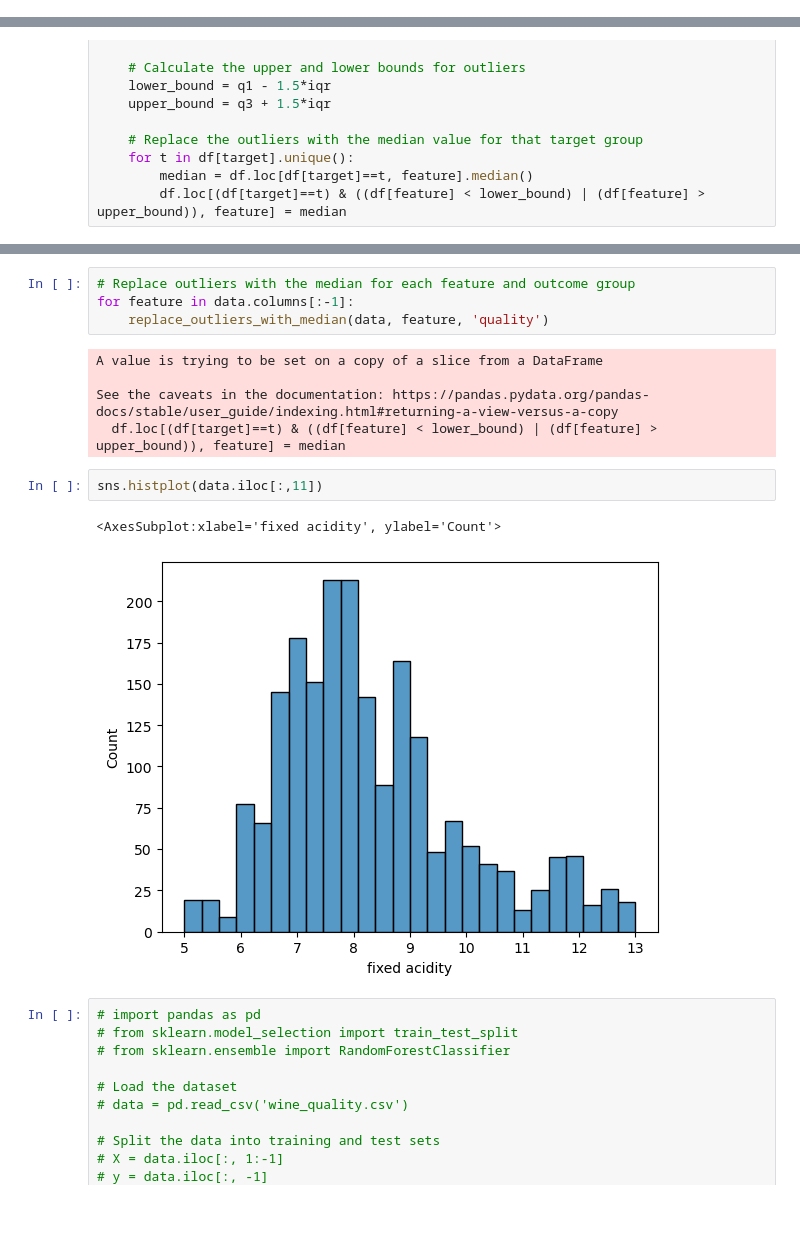
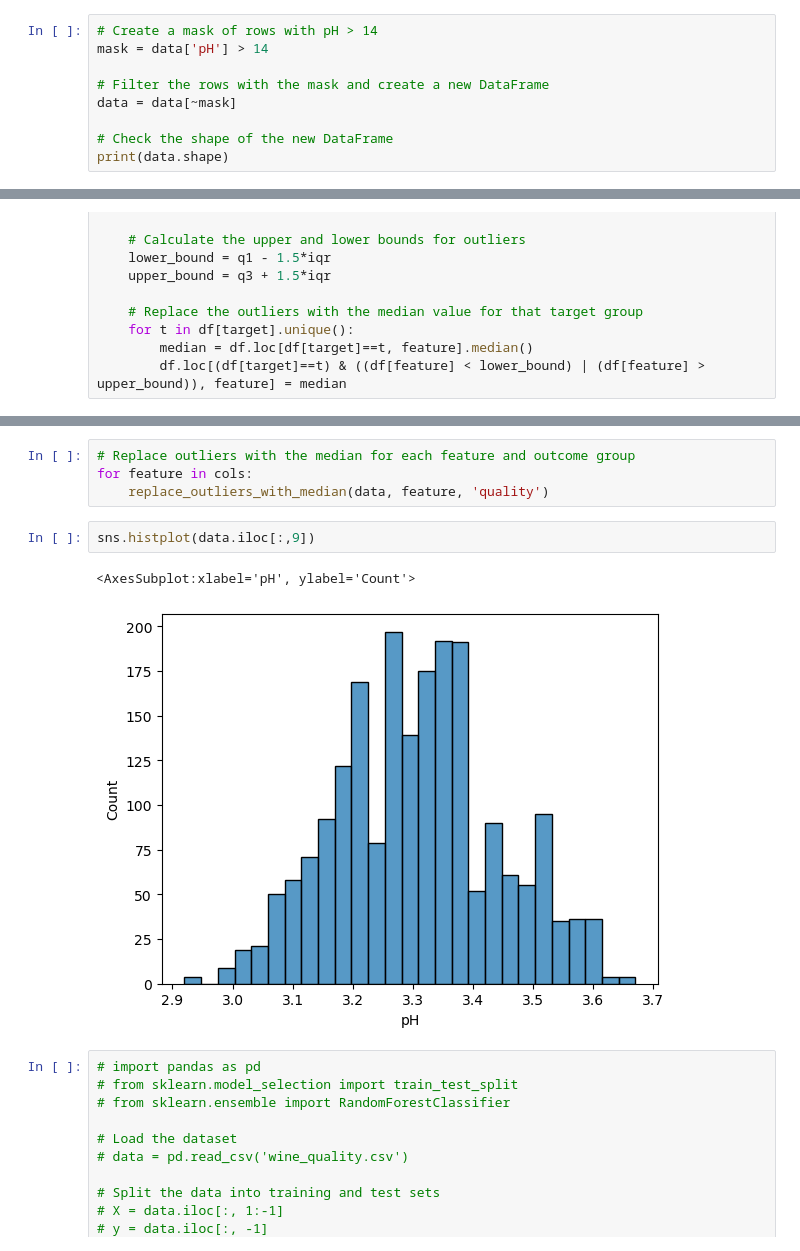
Before and after one commit to BuckGuy/HackAI2023, a Jupyter notebook: ai/HackAIWine.ipynb, the cells around one changed output, grey strips where cells are left out. Cells and saved outputs as stored; diff of their text form; blank space fills up the shorter version.

Commit message:
removings missing data

```diff
--- a/ai/HackAIWine.ipynb
+++ b/ai/HackAIWine.ipynb
@@ -119,6 +119,15 @@ data = data.drop_duplicates()
 data[data.duplicated()]
 # %% [output]
 |  | Id | fixed acidity | volatile acidity | citric acid | residual sugar | chlorides | free sulfur dioxide | ... |
+# %%
+# Create a mask of rows with pH > 14
+mask = data['pH'] > 14
+
+# Filter the rows with the mask and create a new DataFrame
+data = data[~mask]
+
+# Check the shape of the new DataFrame
+print(data.shape)
 # %% [markdown]
 #### Outliers
 # %%
@@ -140,17 +166,12 @@ def replace_outliers_with_median(df, feature, target):
 # %%
 # Replace outliers with the median for each feature and outcome group
-for feature in data.columns[:-1]:
+for feature in cols:
     replace_outliers_with_median(data, feature, 'quality')
-# %% [output]
-A value is trying to be set on a copy of a slice from a DataFrame
-
-See the caveats in the documentation: https://pandas.pydata.org/pandas-docs/stable/user_guide/indexing.html#returning-a-view-versus-a-copy
-  df.loc[(df[target]==t) & ((df[feature] < lower_bound) | (df[feature] > upper_bound)), feature] = median
 # %%
-sns.histplot(data.iloc[:,11])
+sns.histplot(data.iloc[:,9])
 # %% [output]
-<AxesSubplot:xlabel='fixed acidity', ylabel='Count'>
+<AxesSubplot:xlabel='pH', ylabel='Count'>
-[figure, old version]
+[figure, new version]
 # %%
 # import pandas as pd
 # from sklearn.model_selection import train_test_split
```
Also changed, not shown: parts of 2 cells of this notebook.
